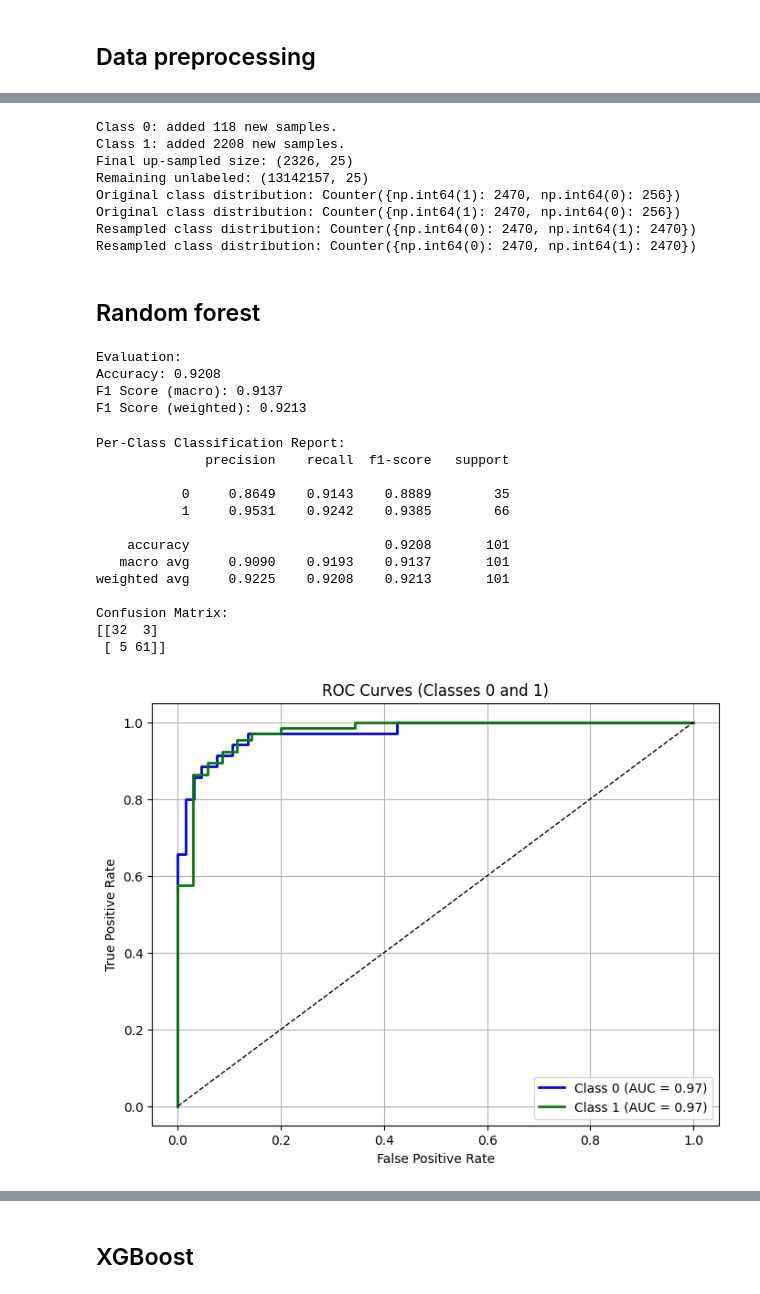
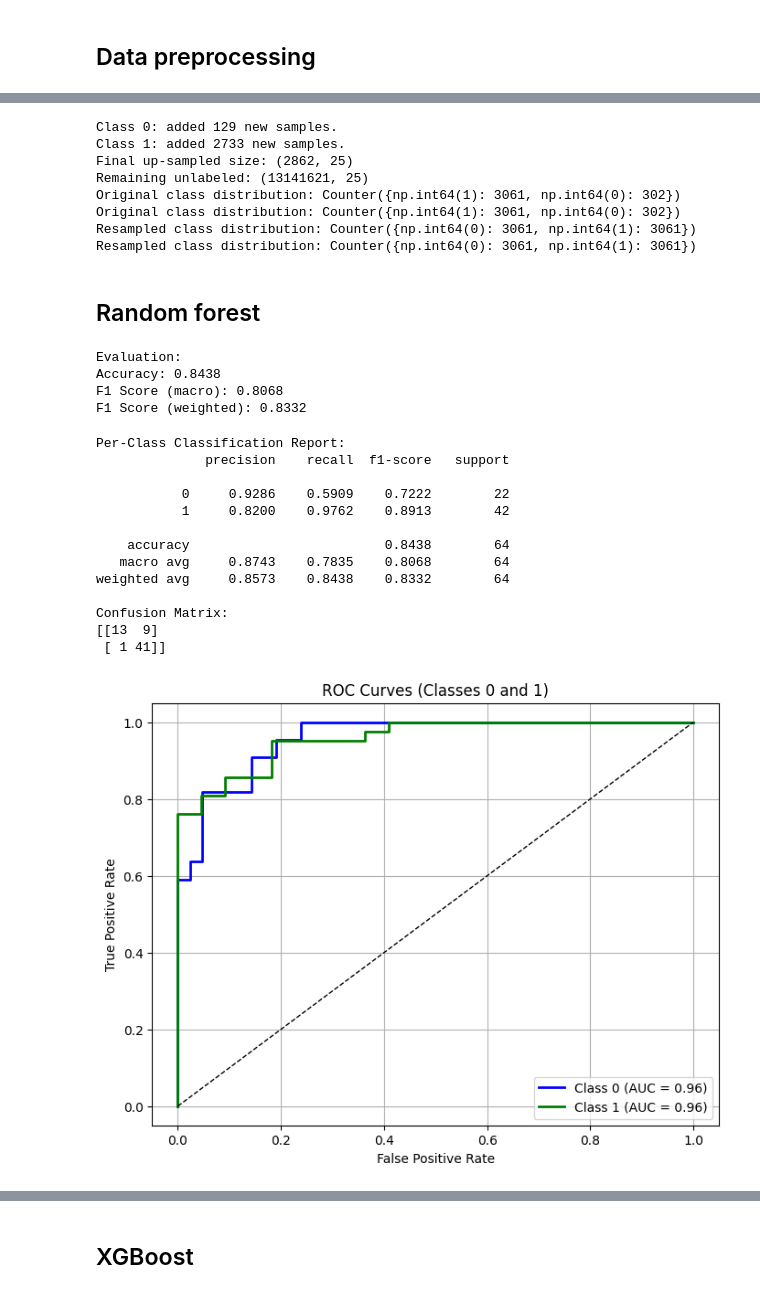
Before and after one commit to ViktoryaK/Classification_of_Black_Sea_Harbour_Porpoise_Acoustic_Signals, a Jupyter notebook: supervised_learning.ipynb, the cells around one changed output, grey strips where cells are left out. Saved outputs shown, nothing was run; the diff lists cells and outputs as text; code cells hidden in the pictures.

Commit message:
added updated test set

```diff
--- a/supervised_learning.ipynb
+++ b/supervised_learning.ipynb
@@ -28,18 +219,13 @@ unlabeled_x = data['unlabeled_x']
 unlabeled_meta = data['unlabeled_meta']
 labeled_meta = data['labeled_meta']
 # %%
-# === Split original labeled data for validation ===
-train_labeled_x, val_x, train_labeled_y, val_y = train_test_split(
-    labeled_x, labeled_y, test_size=0.2, stratify=labeled_y, random_state=35
-)
-
 # === Pseudo-labeling from training set only ===
 all_new_x = []
 all_new_y = []
 
-for cls in np.unique(train_labeled_y):
+for cls in np.unique(labeled_y):
     results, new_x, new_y, unlabeled_x, unlabeled_meta = find_knn_per_class(
-        train_labeled_x, train_labeled_y,
+        labeled_x, labeled_y,
         unlabeled_x, unlabeled_meta,
         target_class=cls,
         max_K=10,
@@ -56,21 +242,21 @@ print("Final up-sampled size:", pseudo_x.shape)
 print("Remaining unlabeled:", unlabeled_x.shape)
 
 # === Combine and apply SMOTE ===
-all_train_x = np.concatenate([train_labeled_x, pseudo_x])
-all_train_y = np.concatenate([train_labeled_y, pseudo_y])
+all_train_x = np.concatenate([labeled_x, pseudo_x])
+all_train_y = np.concatenate([labeled_y, pseudo_y])
 
 print("Original class distribution:", Counter(all_train_y))
 X_resampled, y_resampled = apply_smote(all_train_x, all_train_y)
 print("Resampled class distribution:", Counter(y_resampled))
 # %% [output]
-Class 0: added 118 new samples.
-Class 1: added 2208 new samples.
-Final up-sampled size: (2326, 25)
-Remaining unlabeled: (13142157, 25)
-Original class distribution: Counter({np.int64(1): 2470, np.int64(0): 256})
-Original class distribution: Counter({np.int64(1): 2470, np.int64(0): 256})
-Resampled class distribution: Counter({np.int64(0): 2470, np.int64(1): 2470})
-Resampled class distribution: Counter({np.int64(0): 2470, np.int64(1): 2470})
+Class 0: added 129 new samples.
+Class 1: added 2733 new samples.
+Final up-sampled size: (2862, 25)
+Remaining unlabeled: (13141621, 25)
+Original class distribution: Counter({np.int64(1): 3061, np.int64(0): 302})
+Original class distribution: Counter({np.int64(1): 3061, np.int64(0): 302})
+Resampled class distribution: Counter({np.int64(0): 3061, np.int64(1): 3061})
+Resampled class distribution: Counter({np.int64(0): 3061, np.int64(1): 3061})
 # %% [markdown]
 ## Random forest
 # %%
@@ -82,62 +268,62 @@ rf_model = RandomForestClassifier(
 )
 rf_model.fit(X_resampled, y_resampled)
 
-probs = rf_model.predict_proba(val_x)
-preds = rf_model.predict(val_x)
+probs = rf_model.predict_proba(test_x)
+preds = rf_model.predict(test_x)
 
 print("Evaluation:")
-print(f"Accuracy: {accuracy_score(val_y, preds):.4f}")
-print(f"F1 Score (macro): {f1_score(val_y, preds, average='macro'):.4f}")
-print(f"F1 Score (weighted): {f1_score(val_y, preds, average='weighted'):.4f}")
+print(f"Accuracy: {accuracy_score(test_y, preds):.4f}")
+print(f"F1 Score (macro): {f1_score(test_y, preds, average='macro'):.4f}")
+print(f"F1 Score (weighted): {f1_score(test_y, preds, average='weighted'):.4f}")
 # %% [output]
 Evaluation:
-Accuracy: 0.9208
-F1 Score (macro): 0.9137
-F1 Score (weighted): 0.9213
+Accuracy: 0.8438
+F1 Score (macro): 0.8068
+F1 Score (weighted): 0.8332
 # %%
 print("\nPer-Class Classification Report:")
-print(classification_report(val_y, preds, digits=4))
+print(classification_report(test_y, preds, digits=4))
 
 print("Confusion Matrix:")
-print(confusion_matrix(val_y, preds))
+print(confusion_matrix(test_y, preds))
 # %% [output]
 Per-Class Classification Report:
               precision    recall  f1-score   support
 
-           0     0.8649    0.9143    0.8889        35
-           1     0.9531    0.9242    0.9385        66
+           0     0.9286    0.5909    0.7222        22
+           1     0.8200    0.9762    0.8913        42
 
-    accuracy                         0.9208       101
-   macro avg     0.9090    0.9193    0.9137       101
-weighted avg     0.9225    0.9208    0.9213       101
+    accuracy                         0.8438        64
+   macro avg     0.8743    0.7835    0.8068        64
+weighted avg     0.8573    0.8438    0.8332        64
 
 Confusion Matrix:
-[[32  3]
- [ 5 61]]
+[[13  9]
+ [ 1 41]]
 # %%
-y_bin = label_binarize(val_y, classes=[0, 1])
+y_bin = label_binarize(test_y, classes=[0, 1])
 if y_bin.shape[1] == 1:
     y_bin = np.hstack((1 - y_bin, y_bin))
 fpr = {}
 tpr = {}
 roc_auc = {}
 
 for i in range(2):
     fpr[i], tpr[i], _ = roc_curve(y_bin[:, i], probs[:, i])
     roc_auc[i] = auc(fpr[i], tpr[i])
 
 plt.figure(figsize=(8, 6))
 colors = ['blue', 'green']
 for i, color in zip(range(2), colors):
     plt.plot(fpr[i], tpr[i], color=color, lw=2,
              label=f"Class {i} (AUC = {roc_auc[i]:.2f})")
 
 plt.plot([0, 1], [0, 1], 'k--', lw=1)
 plt.xlabel("False Positive Rate")
 plt.ylabel("True Positive Rate")
 plt.title("ROC Curves (Classes 0 and 1)")
 plt.legend(loc="lower right")
 plt.grid(True)
 plt.show()
 # %% [output]
-[figure, old version]
+[figure, new version]
```
Also changed, not shown: parts of 19 cells of this notebook.
